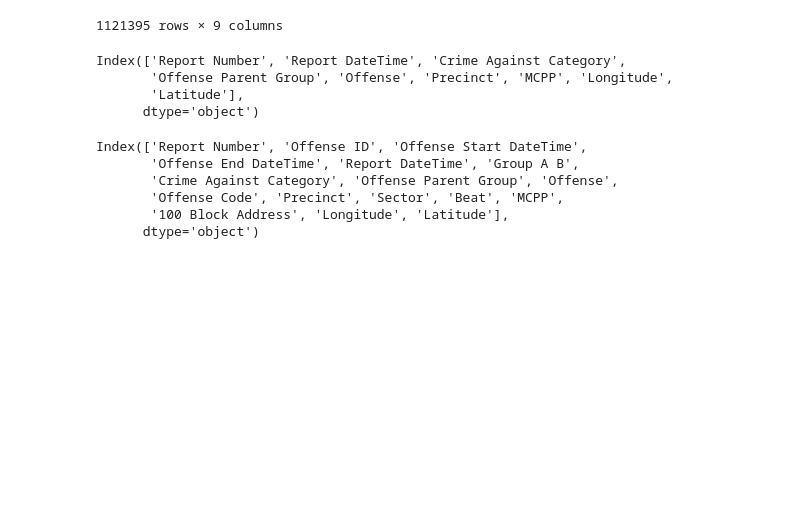
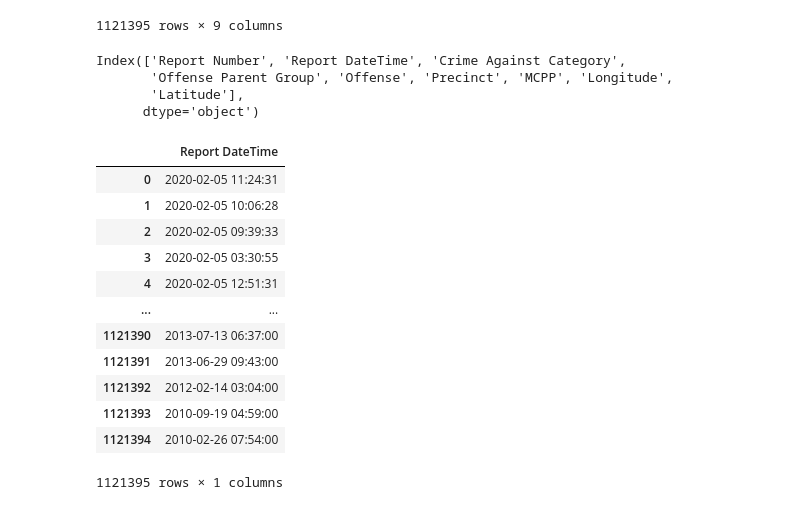
Before and after one commit to donmarcolaureano/seattle_crime, a Jupyter notebook: seattle_crime_data_notebook.ipynb, the cells around one changed output. Saved outputs shown, nothing was run; the diff lists cells and outputs as text; code cells hidden in the pictures; blank space fills up the shorter version.

```diff
--- a/seattle_crime_data_notebook.ipynb
+++ b/seattle_crime_data_notebook.ipynb
@@ -400,14 +400,21 @@ Index(['Report Number', 'Report DateTime', 'Crime Against Category',
        'Latitude'],
       dtype='object')
 # %%
-all_crime_data.columns
+crime_data_simple[['Report DateTime']]
 # %% [output]
+|  | Report DateTime |
+| 0 | 2020-02-05 11:24:31 |
+| 1 | 2020-02-05 10:06:28 |
+| 2 | 2020-02-05 09:39:33 |
+| 3 | 2020-02-05 03:30:55 |
+| 4 | 2020-02-05 12:51:31 |
+| ... | ... |
+| 1121390 | 2013-07-13 06:37:00 |
+| 1121391 | 2013-06-29 09:43:00 |
+| 1121392 | 2012-02-14 03:04:00 |
+| 1121393 | 2010-09-19 04:59:00 |
+| 1121394 | 2010-02-26 07:54:00 |
-Index(['Report Number', 'Offense ID', 'Offense Start DateTime',
-       'Offense End DateTime', 'Report DateTime', 'Group A B',
-       'Crime Against Category', 'Offense Parent Group', 'Offense',
-       'Offense Code', 'Precinct', 'Sector', 'Beat', 'MCPP',
-       '100 Block Address', 'Longitude', 'Latitude'],
-      dtype='object')
+1121395 rows × 1 columns
 # %%
 all_crime_data
 # %%
```
